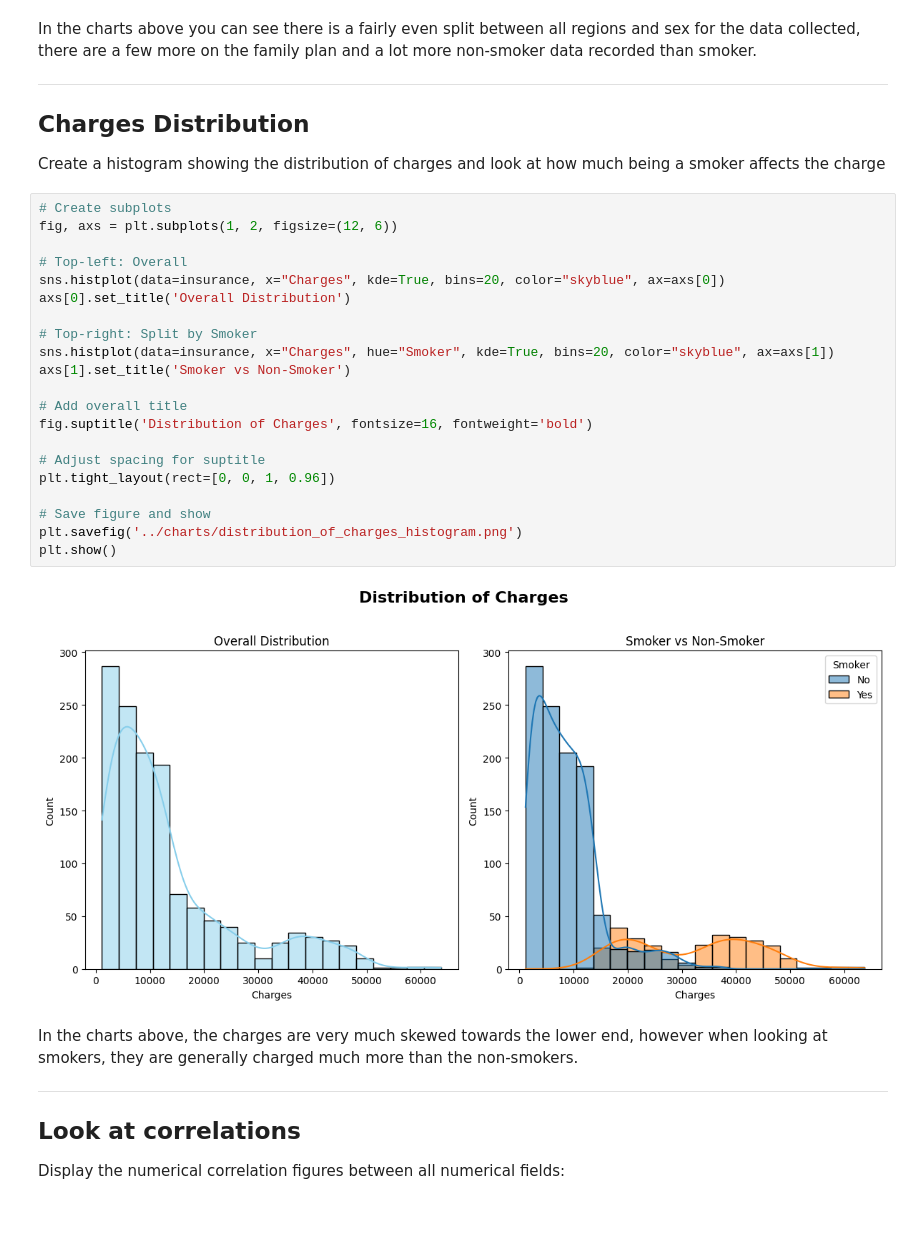
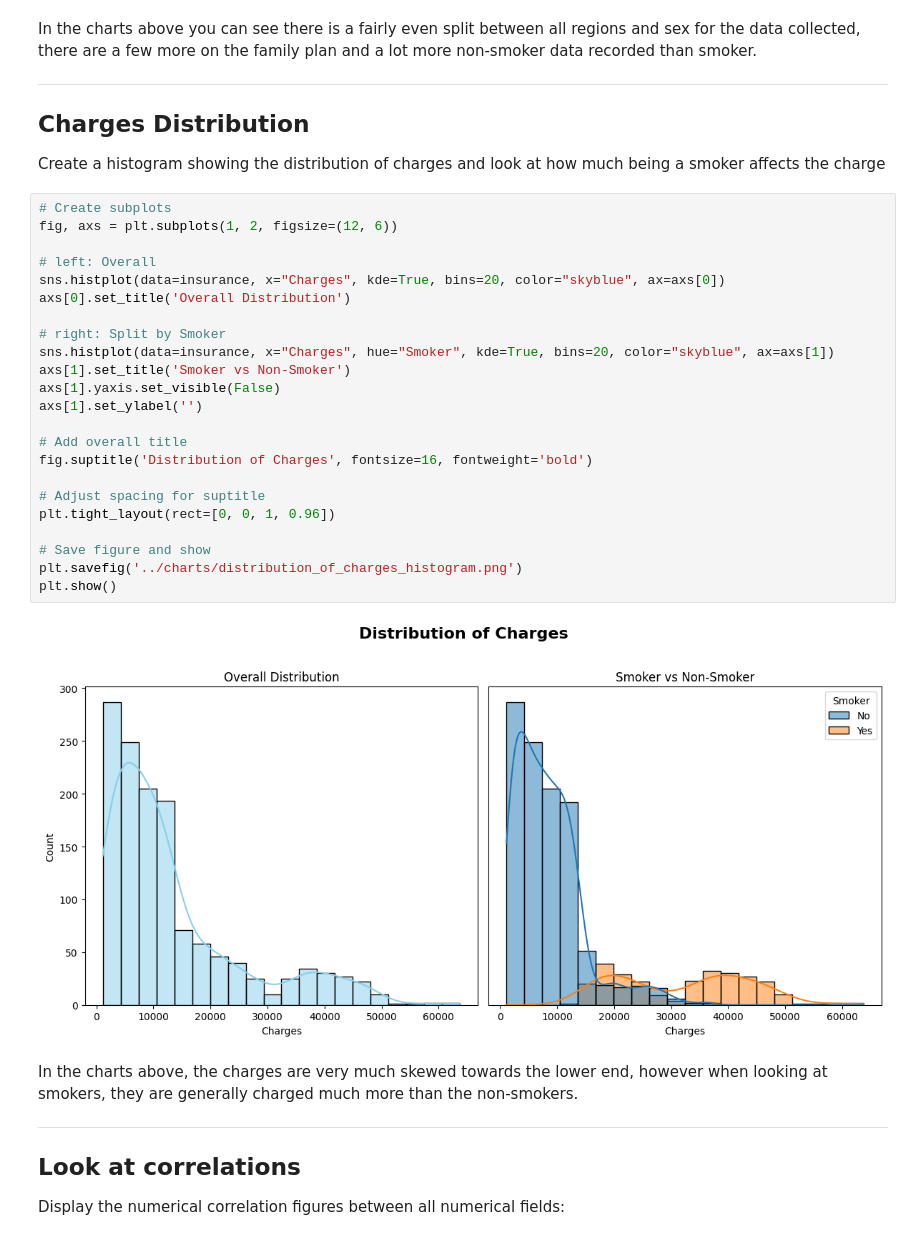
Before and after one commit to petedanielsmith/HealthcareInsuranceDataAnalyticsProject, a Jupyter notebook: jupyter_notebooks/data_visualisation.ipynb, the cells around one changed output. Saved outputs shown, nothing was run; the diff lists cells and outputs as text.

Commit message:
Fix bug where duplicate y axis on the histogram chart (#27)

```diff
--- a/jupyter_notebooks/data_visualisation.ipynb
+++ b/jupyter_notebooks/data_visualisation.ipynb
@@ -157,26 +157,28 @@ Create a histogram showing the distribution of charges and look at how much bein
 # %%
 # Create subplots
 fig, axs = plt.subplots(1, 2, figsize=(12, 6))
 
-# Top-left: Overall
+# left: Overall
 sns.histplot(data=insurance, x="Charges", kde=True, bins=20, color="skyblue", ax=axs[0])
 axs[0].set_title('Overall Distribution')
 
-# Top-right: Split by Smoker
+# right: Split by Smoker
 sns.histplot(data=insurance, x="Charges", hue="Smoker", kde=True, bins=20, color="skyblue", ax=axs[1])
 axs[1].set_title('Smoker vs Non-Smoker')
+axs[1].yaxis.set_visible(False)
+axs[1].set_ylabel('')
 
 # Add overall title
 fig.suptitle('Distribution of Charges', fontsize=16, fontweight='bold')
 
 # Adjust spacing for suptitle
 plt.tight_layout(rect=[0, 0, 1, 0.96])
 
 # Save figure and show
 plt.savefig('../charts/distribution_of_charges_histogram.png')
 plt.show()
 # %% [output]
-[figure, old version]
+[figure, new version]
 # %% [markdown]
 In the charts above, the charges are very much skewed towards the lower end, however when looking at smokers, they are generally charged much more than the non-smokers.
 
```
Also changed, not shown: 1 other file.
